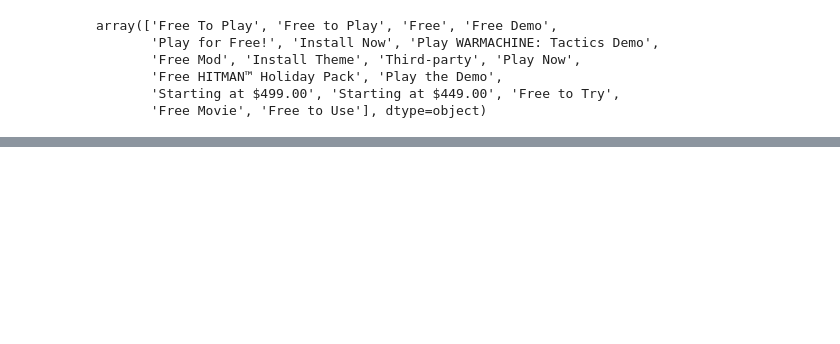
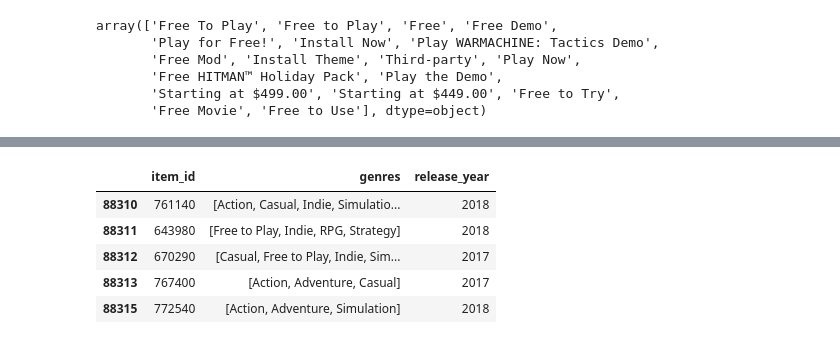
Before and after one commit to JBSosa/MLOps-Steam, a Jupyter notebook: Notebooks/ETL.ipynb, the cells around one changed output, grey strips where cells are left out. Cells and saved outputs as stored; diff of their text form; code cells hidden in the pictures; blank space fills up the shorter version.

```diff
--- a/Notebooks/ETL.ipynb
+++ b/Notebooks/ETL.ipynb
@@ -35,7 +67,7 @@ array(['Free To Play', 'Free to Play', 'Free', 'Free Demo',
 # %%
-steamGamesDf.loc[steamGamesDf['price'].str.contains('Free', case = False) & steamGamesDf['price'].notna(), 'price'] = 0
-steamGamesDf.loc[steamGamesDf['price'].str.contains('install', case = False) & steamGamesDf['price'].notna(), 'price'] = 0
-steamGamesDf.loc[steamGamesDf['price'].str.contains('play', case = False) & steamGamesDf['price'].notna(), 'price'] = 0
-steamGamesDf.loc[steamGamesDf['price'].str.contains('third', case = False) & steamGamesDf['price'].notna(), 'price'] = 0
-steamGamesDf.loc[steamGamesDf['price'].str.contains('449', case = False) & steamGamesDf['price'].notna(), 'price'] = 449
-steamGamesDf.loc[steamGamesDf['price'].str.contains('499', case = False) & steamGamesDf['price'].notna(), 'price'] = 499
+steamGamesDf.loc[steamGamesDf['price'].str.contains('Free', case = False) & steamGamesDf['price'].notna(), 'price'] = 0.0
+steamGamesDf.loc[steamGamesDf['price'].str.contains('install', case = False) & steamGamesDf['price'].notna(), 'price'] = 0.0
+steamGamesDf.loc[steamGamesDf['price'].str.contains('play', case = False) & steamGamesDf['price'].notna(), 'price'] = 0.0
+steamGamesDf.loc[steamGamesDf['price'].str.contains('third', case = False) & steamGamesDf['price'].notna(), 'price'] = 0.0
+steamGamesDf.loc[steamGamesDf['price'].str.contains('449', case = False) & steamGamesDf['price'].notna(), 'price'] = 449.0
+steamGamesDf.loc[steamGamesDf['price'].str.contains('499', case = False) & steamGamesDf['price'].notna(), 'price'] = 499.0
@@ -51,5 +105,12 @@ steamGamesPriceDf.to_parquet('data/steamGamesPrice.parquet',index = False)
 # %%
 steamGamesGenresDf = steamGamesDf[['item_id','genres','release_year']]
 steamGamesGenresDf = steamGamesGenresDf.dropna(subset = 'genres')
 steamGamesGenresDf['genres'] = steamGamesGenresDf['genres'].apply(lambda x: [element.replace('&amp;', 'and') for element in x])
-steamGamesGenresDf.to_parquet('data/steamGamesGenres.parquet',index = False)
+steamGamesGenresDf.head()
+# %% [output]
+|  | item_id | genres | release_year |
+| 88310 | 761140 | [Action, Casual, Indie, Simulatio... | 2018 |
+| 88311 | 643980 | [Free to Play, Indie, RPG, Strategy] | 2018 |
+| 88312 | 670290 | [Casual, Free to Play, Indie, Sim... | 2017 |
+| 88313 | 767400 | [Action, Adventure, Casual] | 2017 |
+| 88315 | 772540 | [Action, Adventure, Simulation] | 2018 |
```
Also changed, not shown: parts of 74 cells of this notebook, 5 other files.
